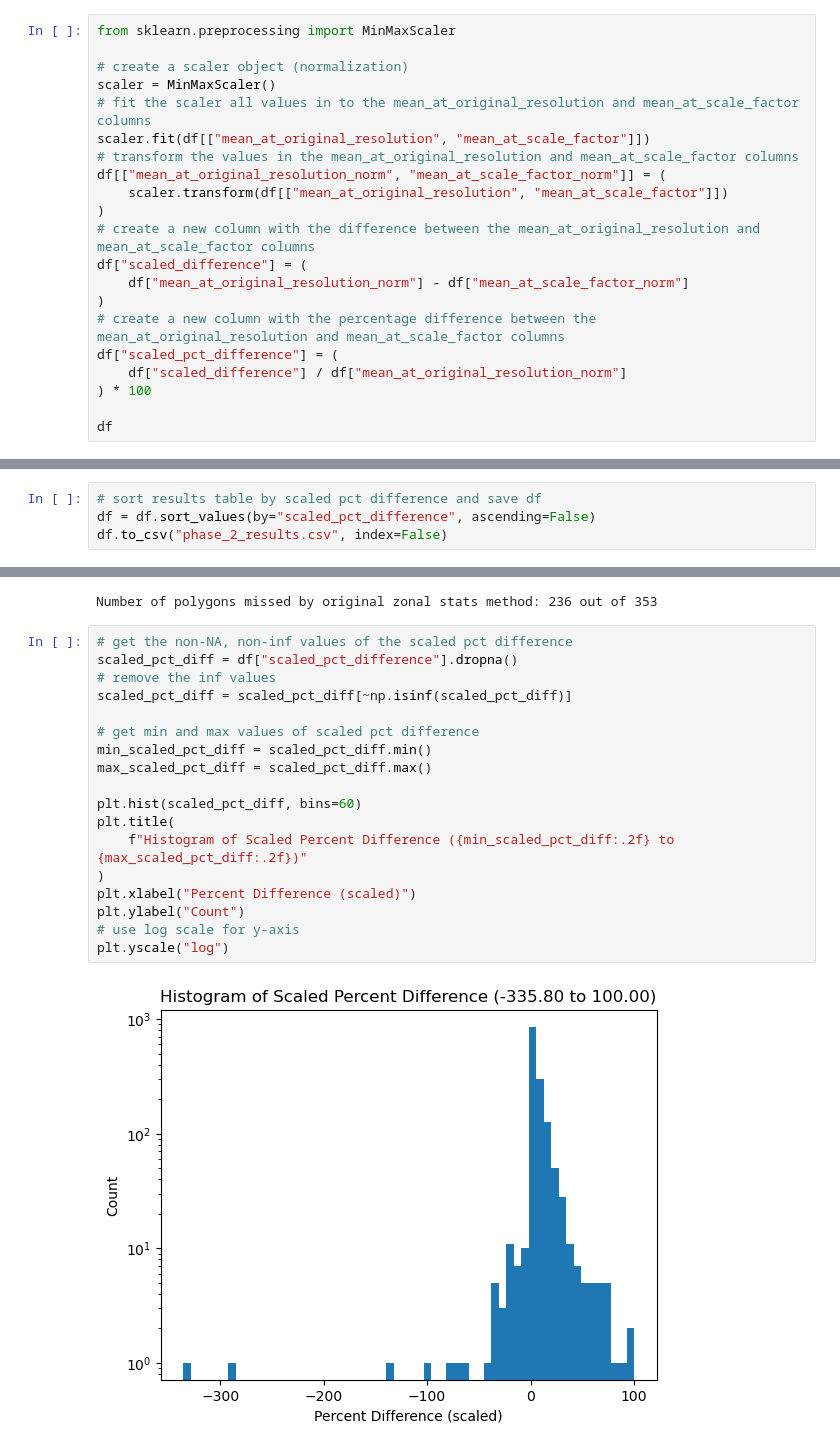
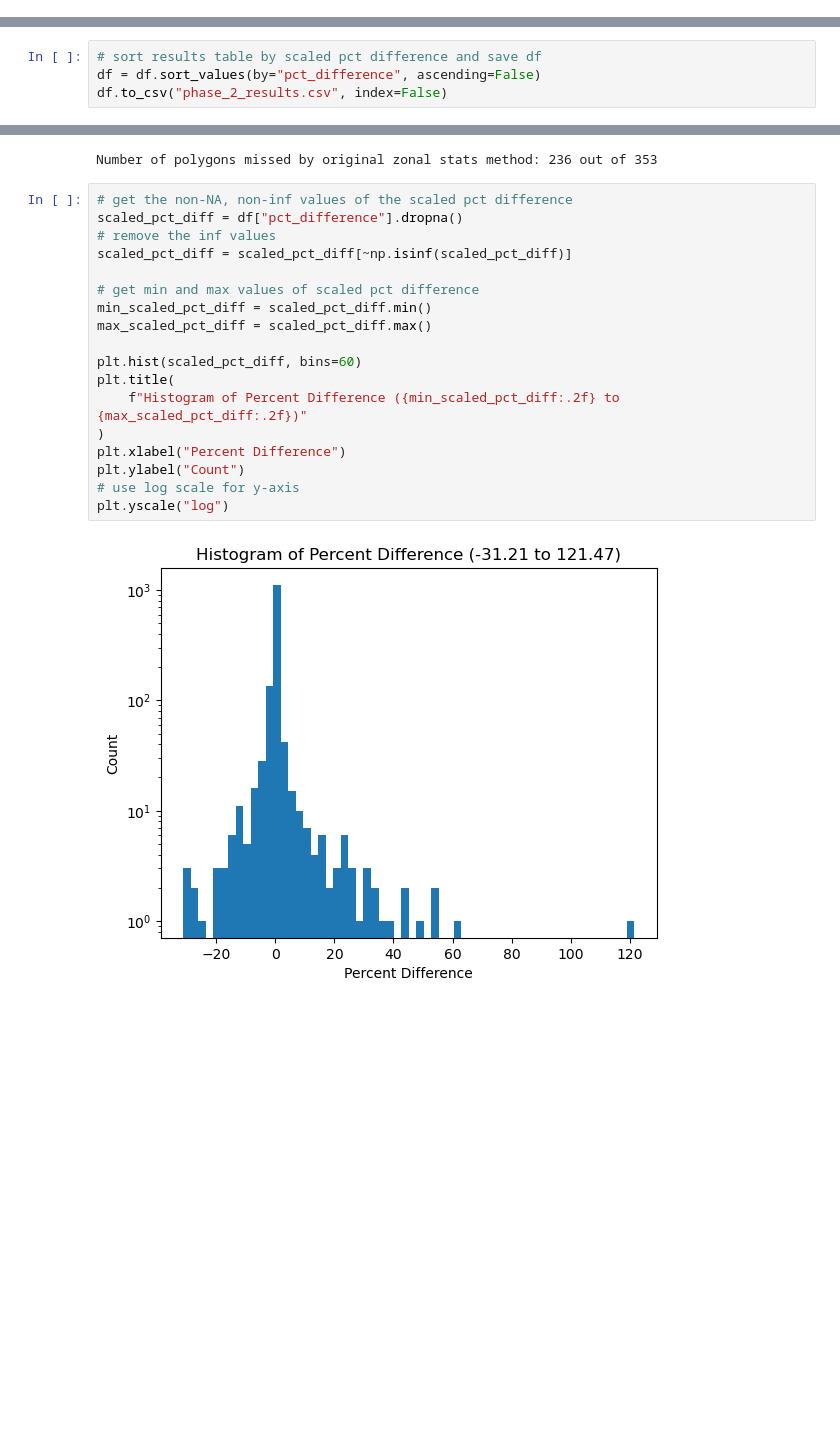
Before and after one commit to ua-snap/zonal_stats, a Jupyter notebook: zonal_stats_experiment_phase_2.ipynb, the cells around one changed output, grey strips where cells are left out. Saved outputs shown, nothing was run; the diff lists cells and outputs as text; blank space fills up the shorter version.

Commit message:
remove normalization

```diff
--- a/zonal_stats_experiment_phase_2.ipynb
+++ b/zonal_stats_experiment_phase_2.ipynb
@@ -271,24 +271,3 @@ Calculating zonal stats for 20km at scale factor 16
 | 1763 | 190902010504 | 133.510321 | 12km | 144.000000 | 0.927155 | 16 | ... |
 | 1764 | 190902010504 | 133.510321 | 20km | 400.000000 | 0.333776 | 16 | ... |
 1765 rows × 10 columns
-# %%
-from sklearn.preprocessing import MinMaxScaler
-
-# create a scaler object (normalization)
-scaler = MinMaxScaler()
-# fit the scaler all values in to the mean_at_original_resolution and mean_at_scale_factor columns
-scaler.fit(df[["mean_at_original_resolution", "mean_at_scale_factor"]])
-# transform the values in the mean_at_original_resolution and mean_at_scale_factor columns
-df[["mean_at_original_resolution_norm", "mean_at_scale_factor_norm"]] = (
-    scaler.transform(df[["mean_at_original_resolution", "mean_at_scale_factor"]])
-)
-# create a new column with the difference between the mean_at_original_resolution and mean_at_scale_factor columns
-df["scaled_difference"] = (
-    df["mean_at_original_resolution_norm"] - df["mean_at_scale_factor_norm"]
-)
-# create a new column with the percentage difference between the mean_at_original_resolution and mean_at_scale_factor columns
-df["scaled_pct_difference"] = (
-    df["scaled_difference"] / df["mean_at_original_resolution_norm"]
-) * 100
-
-df
@@ -309,6 +274,6 @@ df
 # %%
 # sort results table by scaled pct difference and save df
-df = df.sort_values(by="scaled_pct_difference", ascending=False)
+df = df.sort_values(by="pct_difference", ascending=False)
 df.to_csv("phase_2_results.csv", index=False)
 # %%
 # how many rows have NA values in the "mean_at_scale_factor" column? we should have values for all polygons
@@ -326,21 +291,21 @@ print(
 Number of polygons missed by original zonal stats method: 236 out of 353
 # %%
 # get the non-NA, non-inf values of the scaled pct difference
-scaled_pct_diff = df["scaled_pct_difference"].dropna()
+scaled_pct_diff = df["pct_difference"].dropna()
 # remove the inf values
 scaled_pct_diff = scaled_pct_diff[~np.isinf(scaled_pct_diff)]
 
 # get min and max values of scaled pct difference
 min_scaled_pct_diff = scaled_pct_diff.min()
 max_scaled_pct_diff = scaled_pct_diff.max()
 
 plt.hist(scaled_pct_diff, bins=60)
 plt.title(
-    f"Histogram of Scaled Percent Difference ({min_scaled_pct_diff:.2f} to {max_scaled_pct_diff:.2f})"
+    f"Histogram of Percent Difference ({min_scaled_pct_diff:.2f} to {max_scaled_pct_diff:.2f})"
 )
-plt.xlabel("Percent Difference (scaled)")
+plt.xlabel("Percent Difference")
 plt.ylabel("Count")
 # use log scale for y-axis
 plt.yscale("log")
 # %% [output]
-[figure, old version]
+[figure, new version]
```
Also changed, not shown: parts of 2 cells of this notebook, 3 other files.
